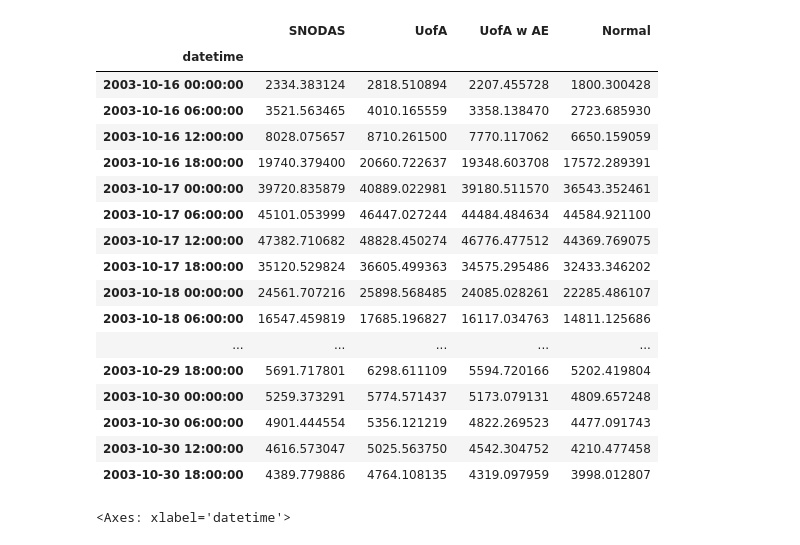
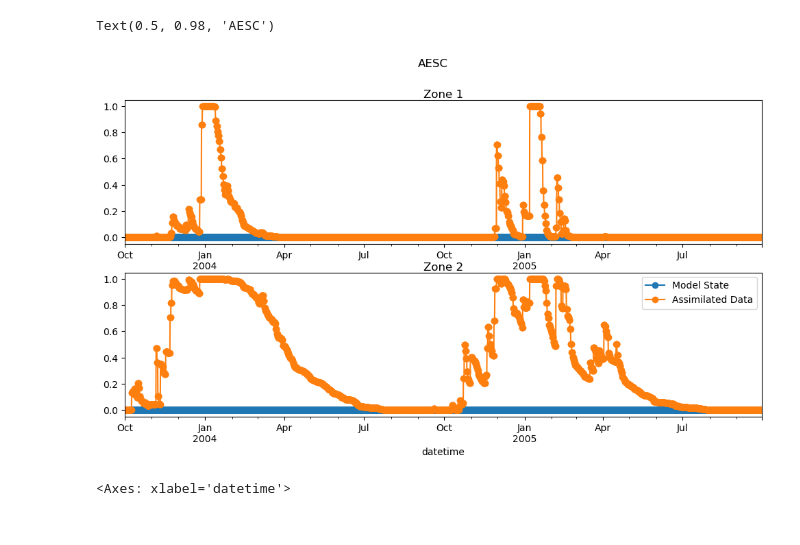
Before and after one commit to elischwat/nwsrfs-hydro-models, a Jupyter notebook: test_results.ipynb, the cells around one changed output. Cells and saved outputs as stored; diff of their text form; code cells hidden in the pictures.

```diff
--- a/test_results.ipynb
+++ b/test_results.ipynb
@@ -13,24 +42,17 @@ df = pd.read_csv("NRKW1_assim.csv").rename(columns={"sqin": 'SNODAS'}).set_index
 # %%
-df.head(120).tail(60)
+fig, axes = plt.subplots(2,1, figsize=(12,6))
+ae_model_df.set_index('datetime')['NRKW1-1'].head(1460*2).plot(label = 'Model State', linestyle='-', marker="o", ax=axes[0])
+ae_df_zone1.set_index('datetime')['uofa'].head(1460*2).plot(label = 'Assimilated Data', linestyle='-', marker="o", ax=axes[0])
+
+ae_model_df.set_index('datetime')['NRKW1-2'].head(1460*2).plot(label = 'Model State', linestyle='-', marker="o", ax=axes[1])
+ae_df_zone2.set_index('datetime')['uofa'].head(1460*2).plot(label = 'Assimilated Data', linestyle='-', marker="o", ax=axes[1])
+axes[0].set_title('Zone 1', pad=0)
+axes[1].set_title('Zone 2', pad=0)
+plt.legend()
+plt.suptitle('AESC')
 # %% [output]
-|  | SNODAS | UofA | UofA w AE | Normal |
-| datetime |  |  |  |  |
-| 2003-10-16 00:00:00 | 2334.383124 | 2818.510894 | 2207.455728 | 1800.300428 |
-| 2003-10-16 06:00:00 | 3521.563465 | 4010.165559 | 3358.138470 | 2723.685930 |
-| 2003-10-16 12:00:00 | 8028.075657 | 8710.261500 | 7770.117062 | 6650.159059 |
-| 2003-10-16 18:00:00 | 19740.379400 | 20660.722637 | 19348.603708 | 17572.289391 |
-| 2003-10-17 00:00:00 | 39720.835879 | 40889.022981 | 39180.511570 | 36543.352461 |
-| 2003-10-17 06:00:00 | 45101.053999 | 46447.027244 | 44484.484634 | 44584.921100 |
-| 2003-10-17 12:00:00 | 47382.710682 | 48828.450274 | 46776.477512 | 44369.769075 |
-| 2003-10-17 18:00:00 | 35120.529824 | 36605.499363 | 34575.295486 | 32433.346202 |
-| 2003-10-18 00:00:00 | 24561.707216 | 25898.568485 | 24085.028261 | 22285.486107 |
-| 2003-10-18 06:00:00 | 16547.459819 | 17685.196827 | 16117.034763 | 14811.125686 |
-| ... | ... | ... | ... | ... |
-| 2003-10-29 18:00:00 | 5691.717801 | 6298.611109 | 5594.720166 | 5202.419804 |
-| 2003-10-30 00:00:00 | 5259.373291 | 5774.571437 | 5173.079131 | 4809.657248 |
-| 2003-10-30 06:00:00 | 4901.444554 | 5356.121219 | 4822.269523 | 4477.091743 |
-| 2003-10-30 12:00:00 | 4616.573047 | 5025.563750 | 4542.304752 | 4210.477458 |
-| 2003-10-30 18:00:00 | 4389.779886 | 4764.108135 | 4319.097959 | 3998.012807 |
+Text(0.5, 0.98, 'AESC')
+[figure, added]
 # %%
 df.head(120).tail(60).plot()
 # %% [output]
```
Also changed, not shown: parts of 2 cells of this notebook, 2 other files.
